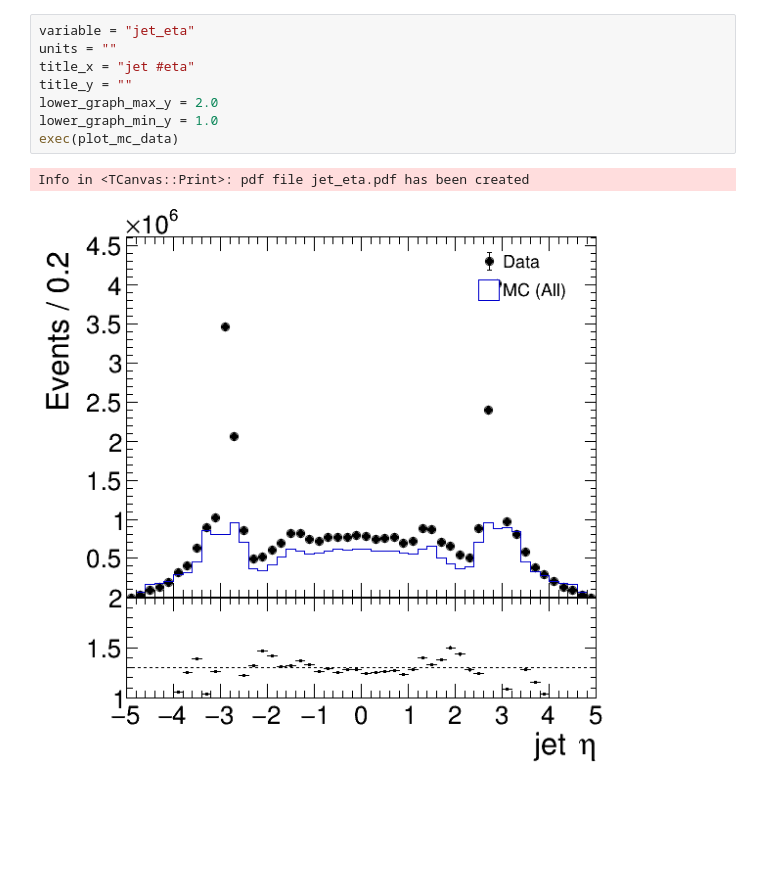
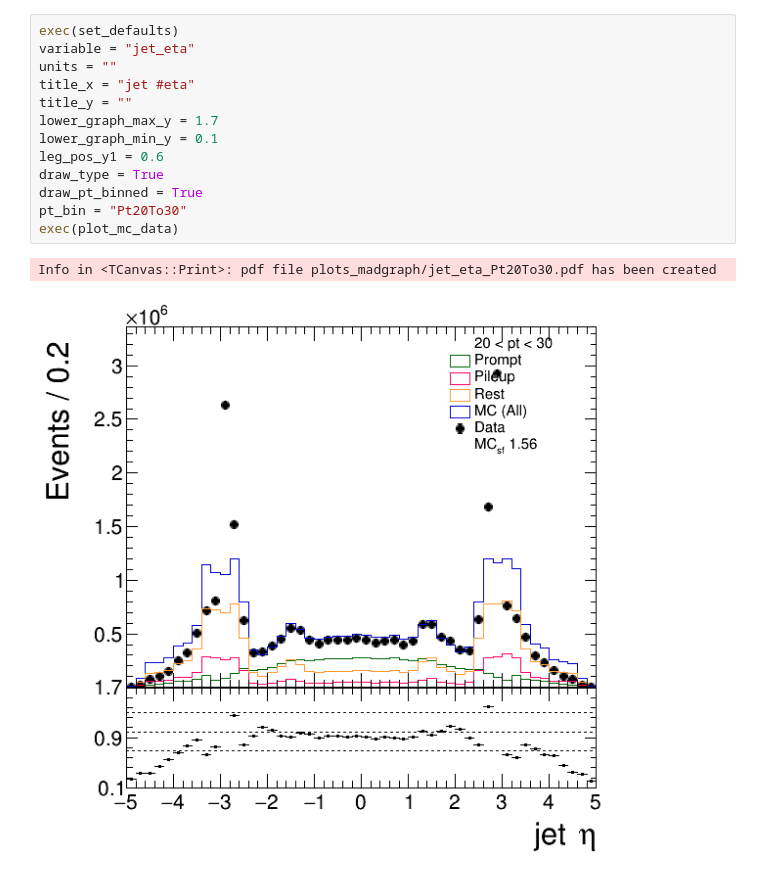
Before and after one commit to singh-ramanpreet/PUJetId_training_plotting, a Jupyter notebook: plotting/plot_mc_data.ipynb, the cells around one changed output. Cells and saved outputs as stored; diff of their text form; blank space fills up the shorter version.

```diff
--- a/plotting/plot_mc_data.ipynb
+++ b/plotting/plot_mc_data.ipynb
@@ -164,11 +416,16 @@ Info in <TCanvas::Print>: pdf file jet_pt.pdf has been created
 # %%
+exec(set_defaults)
 variable = "jet_eta"
 units = ""
 title_x = "jet #eta"
 title_y = ""
-lower_graph_max_y = 2.0
-lower_graph_min_y = 1.0
+lower_graph_max_y = 1.7
+lower_graph_min_y = 0.1
+leg_pos_y1 = 0.6
+draw_type = True
+draw_pt_binned = True
+pt_bin = "Pt20To30"
 exec(plot_mc_data)
 # %% [output]
-Info in <TCanvas::Print>: pdf file jet_eta.pdf has been created
+Info in <TCanvas::Print>: pdf file plots_madgraph/jet_eta_Pt20To30.pdf has been created
-[figure, old version]
+[figure, new version]
```
Also changed, not shown: parts of 29 cells of this notebook, 3 other files.
